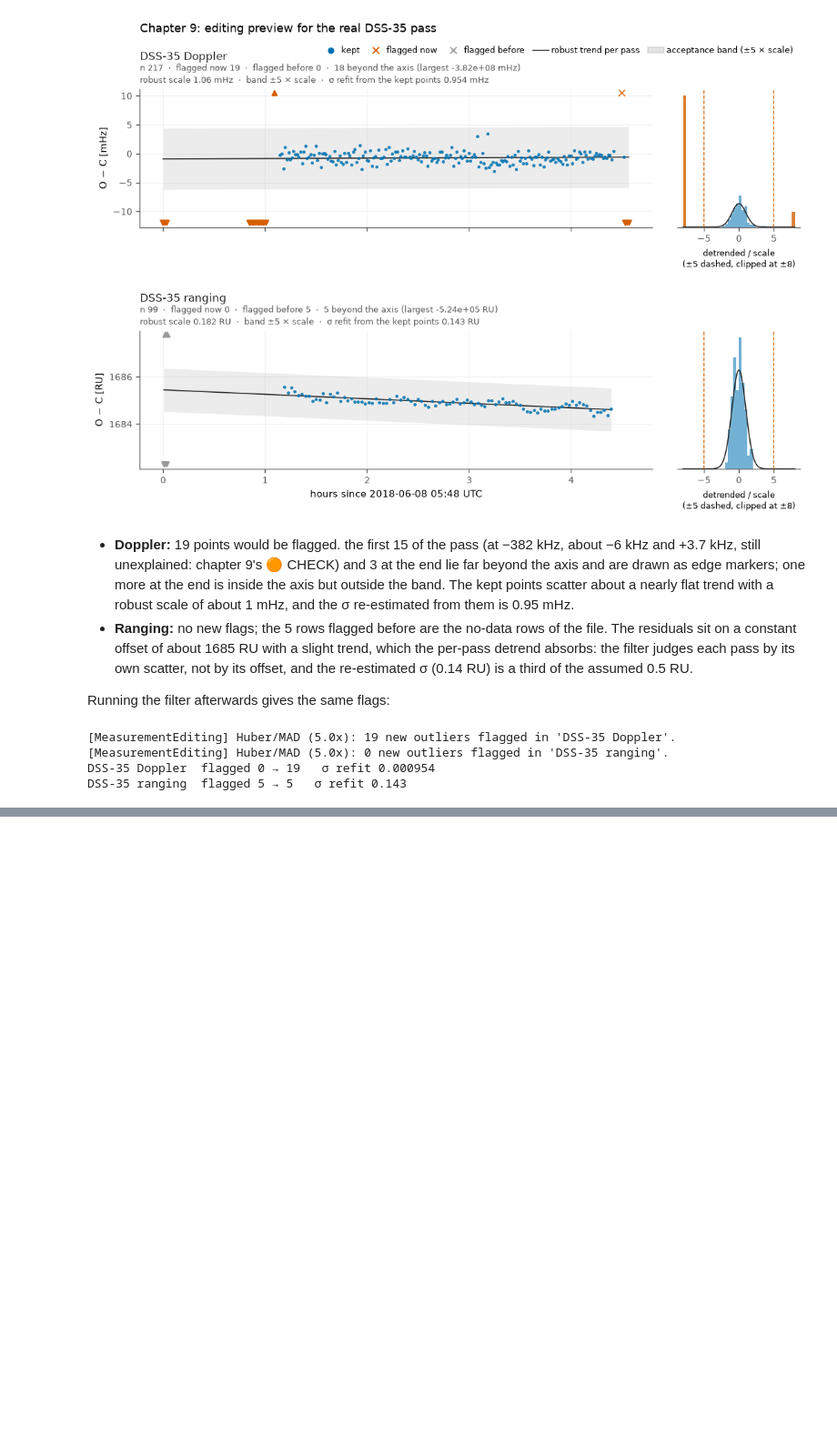
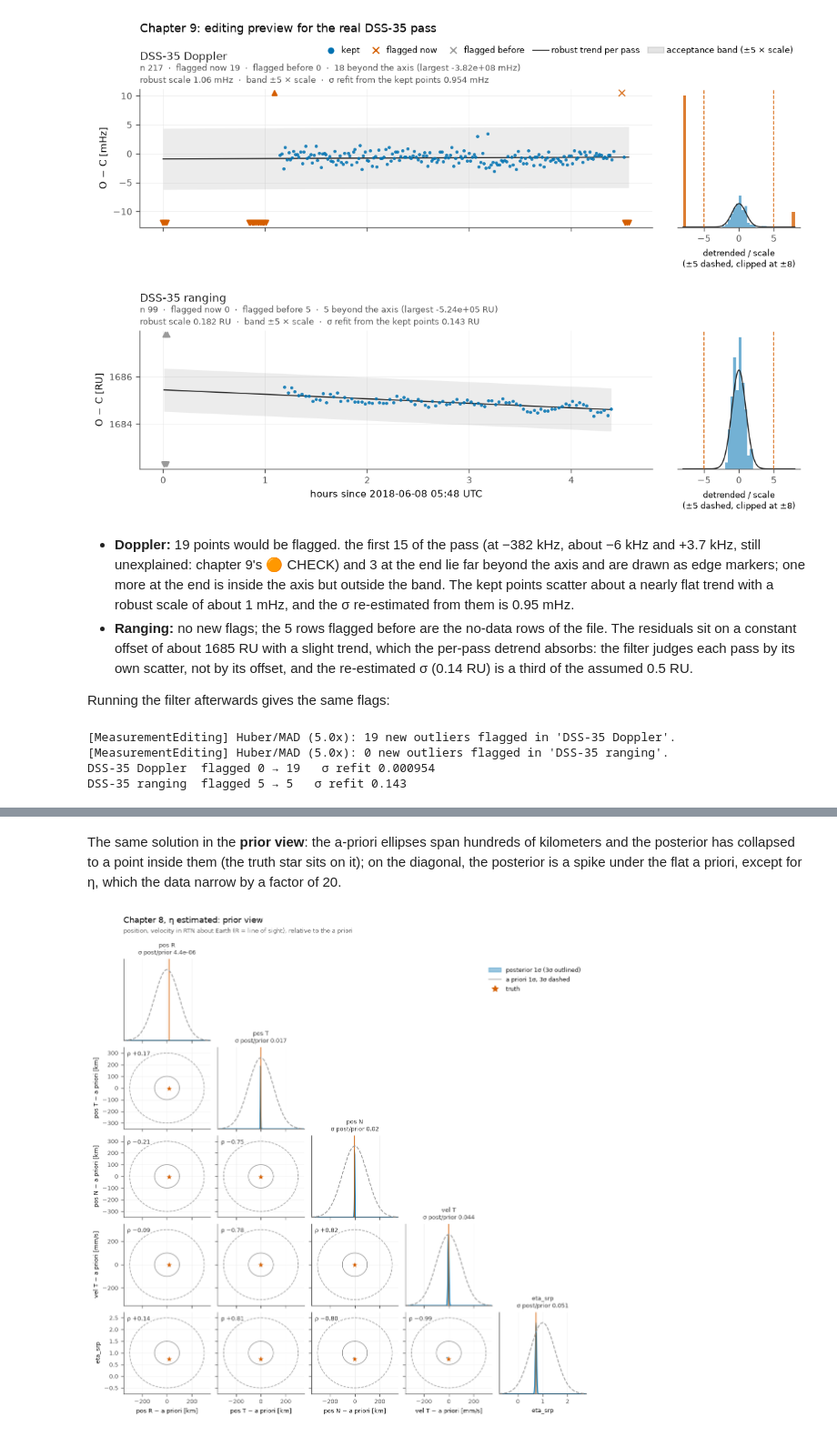
Before and after one commit to CCAR-ORCCA/scarabaeus, a Jupyter notebook: tutorials/v2/plotting_prototype_demo.ipynb, the cells around one changed output, grey strips where cells are left out. Shown at 91% size. Saved outputs shown, nothing was run; the diff lists cells and outputs as text; code cells hidden in the pictures; blank space fills up the shorter version.

```diff
--- a/tutorials/v2/plotting_prototype_demo.ipynb
+++ b/tutorials/v2/plotting_prototype_demo.ipynb
@@ -357,0 +375,7 @@ DSS-35 ranging  flagged 5 → 5   σ refit 0.143
+# %% [markdown]
+The same solution in the **prior view**: the a-priori ellipses span hundreds of kilometers and the posterior has collapsed to a point inside them (the truth star sits on it); on the diagonal, the posterior is a spike under the flat a priori, except for η, which the data narrow by a factor of 20.
+# %%
+plot_prior_posterior(eta_fits["estimated"], ["pos R", "pos T", "pos N", "vel T", "eta_srp"], truth=orex,
+                     truth_values={"eta_srp": 11 / 15}, view="prior", title="Chapter 8, η estimated: prior view");
+# %% [output]
+[figure, added]
```
Also changed, not shown: parts of 13 cells of this notebook, 1 other file.
